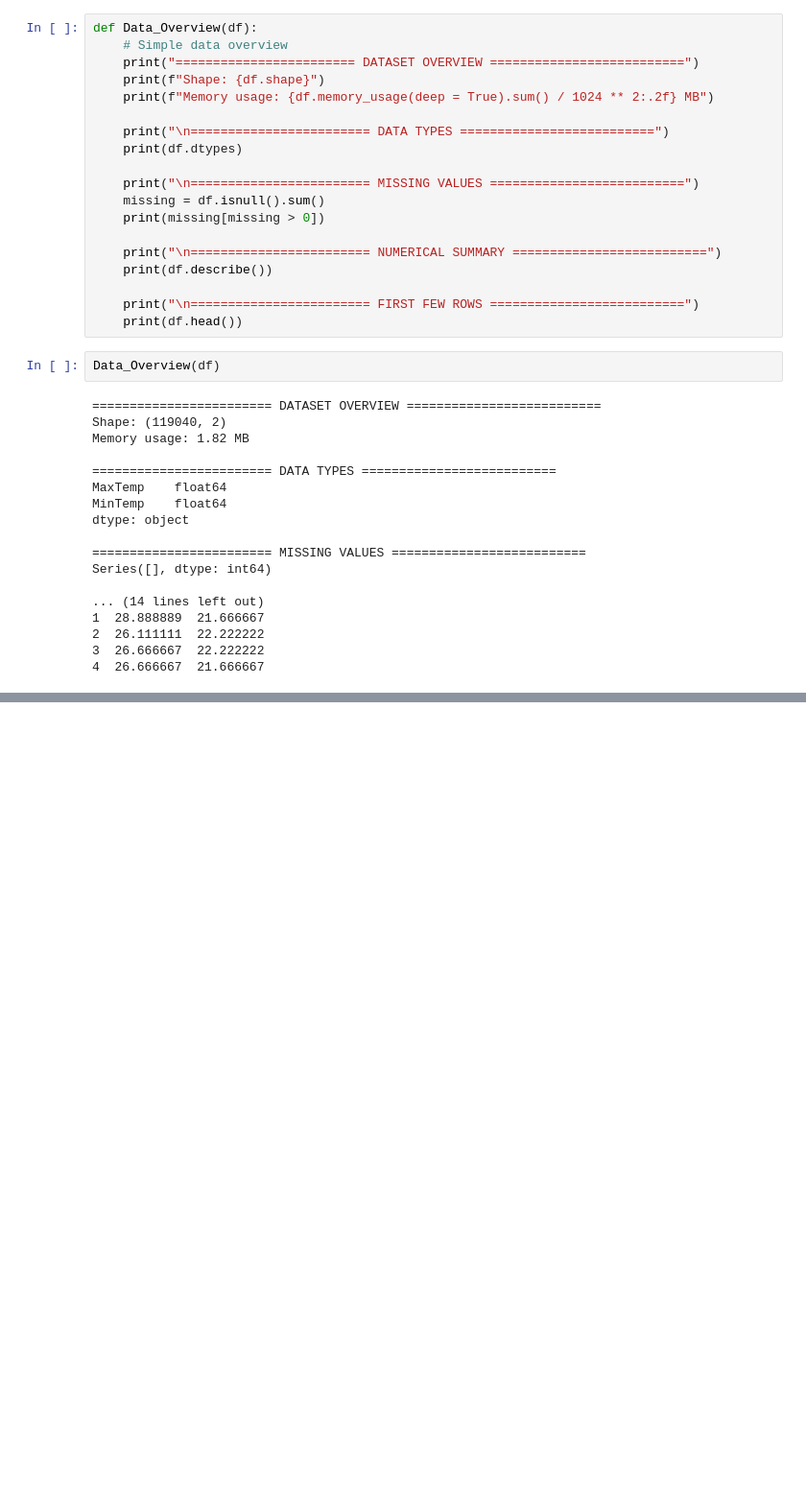
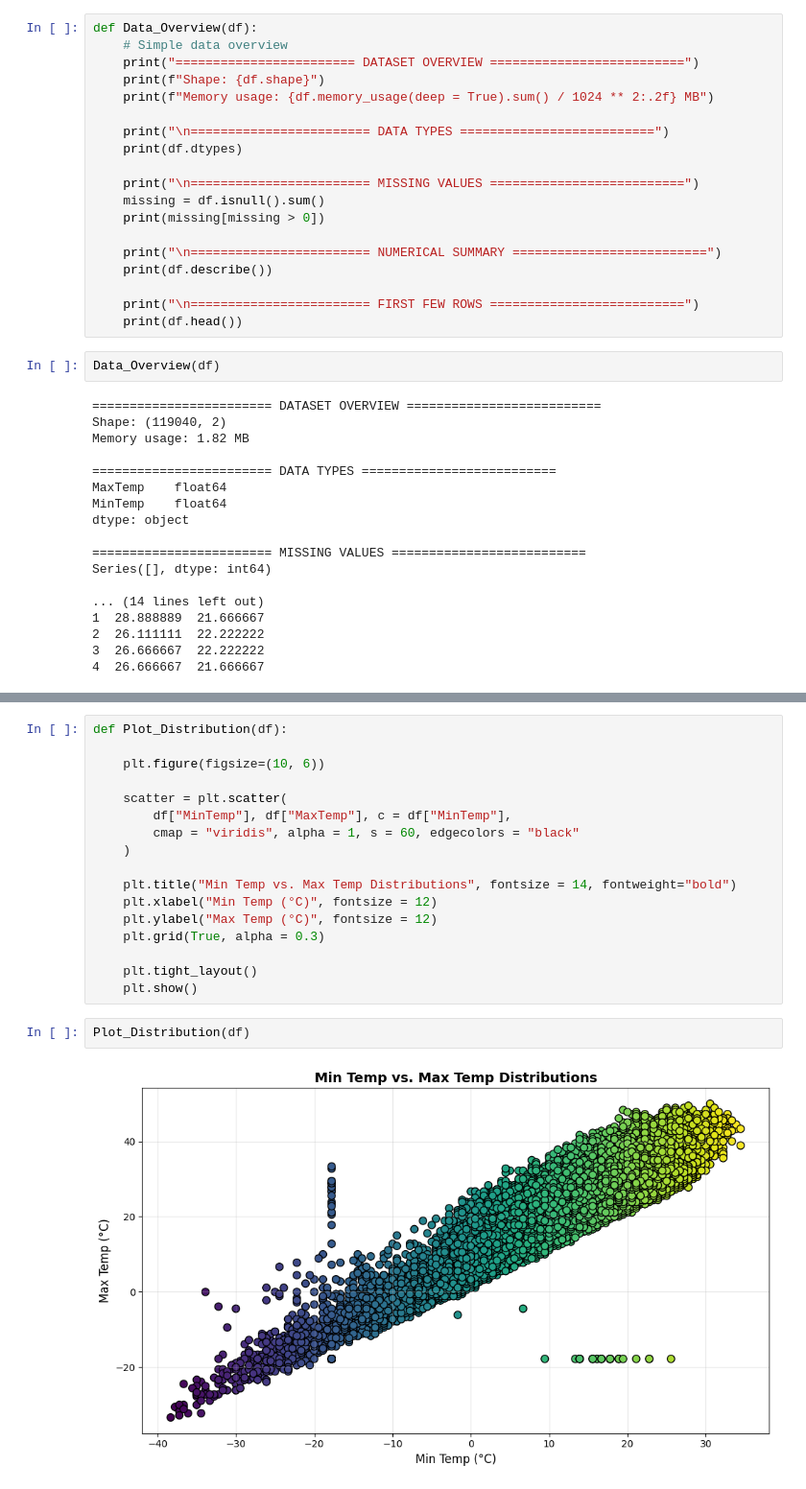
Before and after one commit to CczMind/Self-learning_MachineLearning, a Jupyter notebook: Project/World_War_Two_Weather_Conditions/main.ipynb, the cells around one changed output, grey strips where cells are left out. Shown: that part at 96% size. Saved outputs shown, nothing was run; the diff lists cells and outputs as text; blank space fills up the shorter version.

```diff
--- a/Project/World_War_Two_Weather_Conditions/main.ipynb
+++ b/Project/World_War_Two_Weather_Conditions/main.ipynb
@@ -217,0 +263,21 @@ Series([], dtype: int64)
+# %%
+def Plot_Distribution(df):
+
+    plt.figure(figsize=(10, 6))
+
+    scatter = plt.scatter(
+        df["MinTemp"], df["MaxTemp"], c = df["MinTemp"],
+        cmap = "viridis", alpha = 1, s = 60, edgecolors = "black"
+    )
+
+    plt.title("Min Temp vs. Max Temp Distributions", fontsize = 14, fontweight="bold")
+    plt.xlabel("Min Temp (°C)", fontsize = 12)
+    plt.ylabel("Max Temp (°C)", fontsize = 12)
+    plt.grid(True, alpha = 0.3)
+
+    plt.tight_layout()
+    plt.show()
+# %%
+Plot_Distribution(df)
+# %% [output]
+[figure, added]
```
Also changed, not shown: parts of 4 cells of this notebook.
